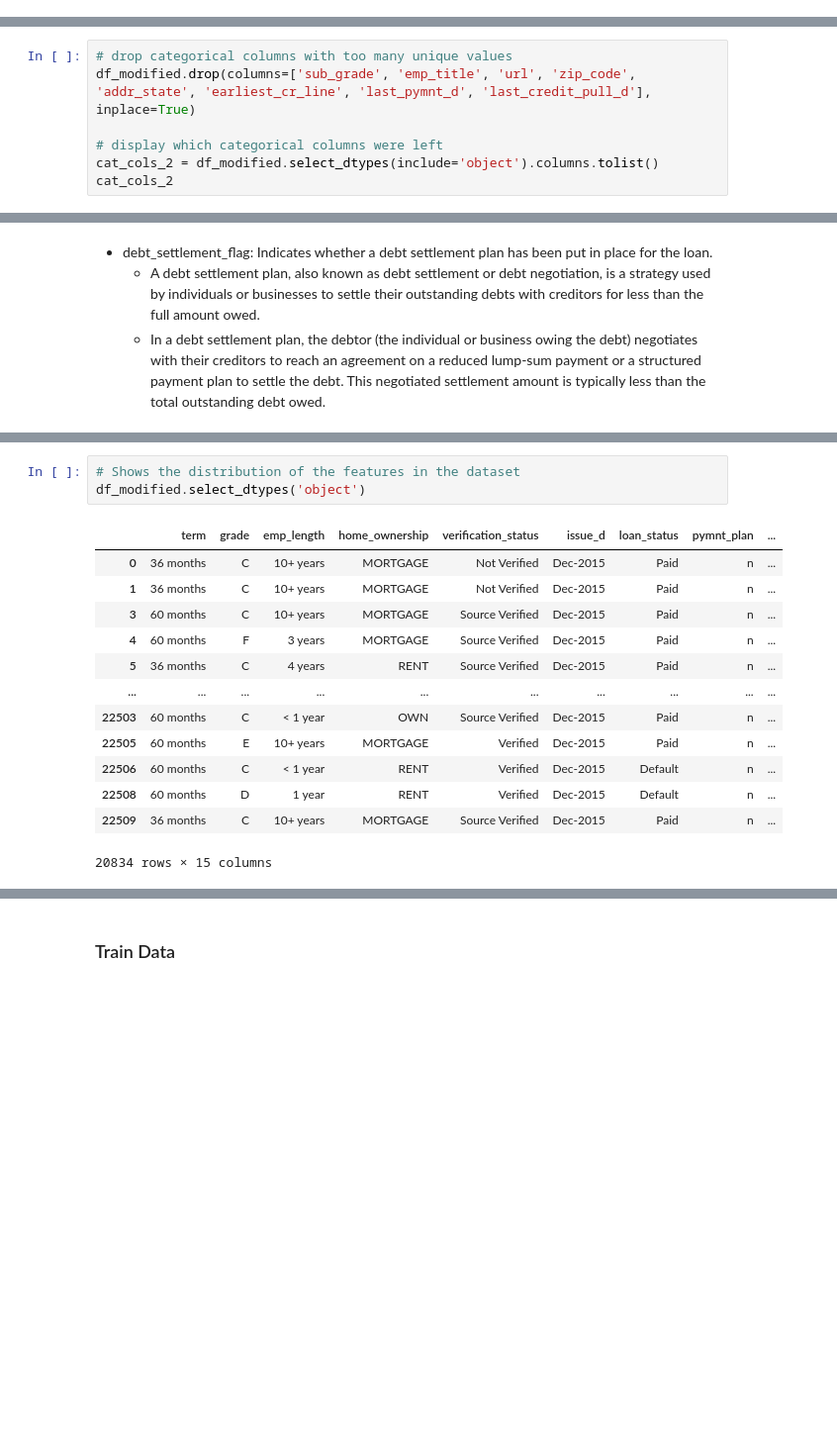
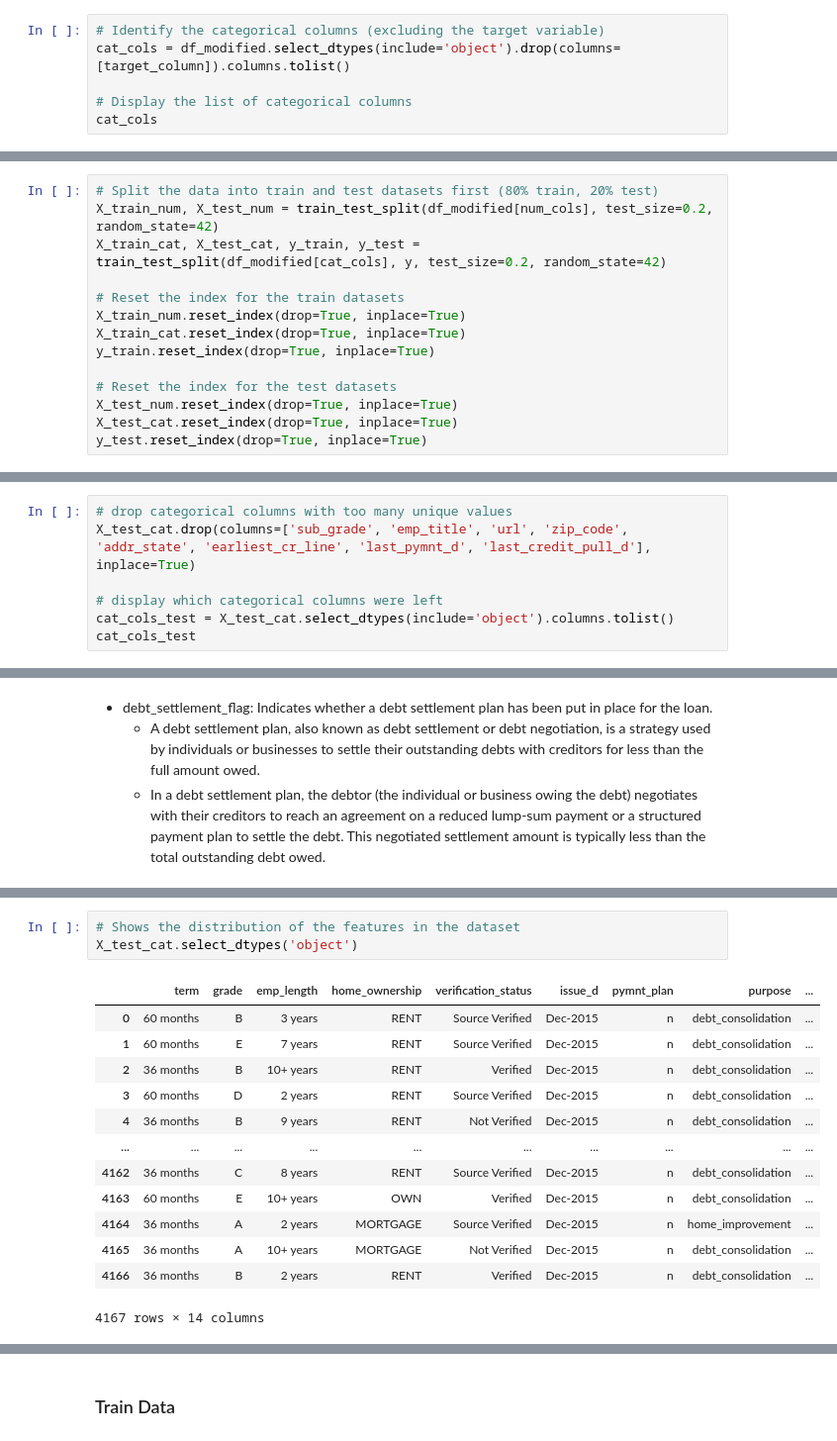
Before and after one commit to rachellliao/loan-default-prediction, a Jupyter notebook: EDA.ipynb, the cells around one changed output, grey strips where cells are left out. Shown at 99% size. Drawn from its saved outputs; the diff is of its cells as text; blank space fills up the shorter version.

```diff
--- a/EDA.ipynb
+++ b/EDA.ipynb
@@ -181,0 +216,6 @@ The histogram shows the distribution of loan amounts in the dataset:
+# %%
+# Identify the categorical columns (excluding the target variable)
+cat_cols = df_modified.select_dtypes(include='object').drop(columns=[target_column]).columns.tolist()
+
+# Display the list of categorical columns
+cat_cols
@@ -182,2 +240,16 @@ The histogram shows the distribution of loan amounts in the dataset:
+# %%
+# Split the data into train and test datasets first (80% train, 20% test)
+X_train_num, X_test_num = train_test_split(df_modified[num_cols], test_size=0.2, random_state=42)
+X_train_cat, X_test_cat, y_train, y_test = train_test_split(df_modified[cat_cols], y, test_size=0.2, random_state=42)
+
+# Reset the index for the train datasets
+X_train_num.reset_index(drop=True, inplace=True)
+X_train_cat.reset_index(drop=True, inplace=True)
+y_train.reset_index(drop=True, inplace=True)
+
+# Reset the index for the test datasets
+X_test_num.reset_index(drop=True, inplace=True)
+X_test_cat.reset_index(drop=True, inplace=True)
+y_test.reset_index(drop=True, inplace=True)
 # %% [markdown]
 ### Numerical Columns
@@ -333,10 +448,10 @@ dtype: int64
 # %%
 # drop categorical columns with too many unique values
-df_modified.drop(columns=['sub_grade', 'emp_title', 'url', 'zip_code', 'addr_state', 'earliest_cr_line', 'last_pymnt_d', 'last_credit_pull_d'], inplace=True)
+X_test_cat.drop(columns=['sub_grade', 'emp_title', 'url', 'zip_code', 'addr_state', 'earliest_cr_line', 'last_pymnt_d', 'last_credit_pull_d'], inplace=True)
 
 # display which categorical columns were left
-cat_cols_2 = df_modified.select_dtypes(include='object').columns.tolist()
-cat_cols_2
+cat_cols_test = X_test_cat.select_dtypes(include='object').columns.tolist()
+cat_cols_test
 # %% [output]
 ['term',
  'grade',
@@ -426,18 +539,18 @@ Y      597
 Name: debt_settlement_flag, dtype: int64
 # %%
 # Shows the distribution of the features in the dataset
-df_modified.select_dtypes('object')
+X_test_cat.select_dtypes('object')
 # %% [output]
-|  | term | grade | emp_length | home_ownership | verification_status | issue_d | loan_status | pymnt_plan | ... |
-| 0 | 36 months | C | 10+ years | MORTGAGE | Not Verified | Dec-2015 | Paid | n | ... |
-| 1 | 36 months | C | 10+ years | MORTGAGE | Not Verified | Dec-2015 | Paid | n | ... |
-| 3 | 60 months | C | 10+ years | MORTGAGE | Source Verified | Dec-2015 | Paid | n | ... |
-| 4 | 60 months | F | 3 years | MORTGAGE | Source Verified | Dec-2015 | Paid | n | ... |
-| 5 | 36 months | C | 4 years | RENT | Source Verified | Dec-2015 | Paid | n | ... |
+|  | term | grade | emp_length | home_ownership | verification_status | issue_d | pymnt_plan | purpose | ... |
+| 0 | 60 months | B | 3 years | RENT | Source Verified | Dec-2015 | n | debt_consolidation | ... |
+| 1 | 60 months | E | 7 years | RENT | Source Verified | Dec-2015 | n | debt_consolidation | ... |
+| 2 | 36 months | B | 10+ years | RENT | Verified | Dec-2015 | n | debt_consolidation | ... |
+| 3 | 60 months | D | 2 years | RENT | Source Verified | Dec-2015 | n | debt_consolidation | ... |
+| 4 | 36 months | B | 9 years | RENT | Not Verified | Dec-2015 | n | debt_consolidation | ... |
 | ... | ... | ... | ... | ... | ... | ... | ... | ... | ... |
-| 22503 | 60 months | C | < 1 year | OWN | Source Verified | Dec-2015 | Paid | n | ... |
-| 22505 | 60 months | E | 10+ years | MORTGAGE | Verified | Dec-2015 | Paid | n | ... |
-| 22506 | 60 months | C | < 1 year | RENT | Verified | Dec-2015 | Default | n | ... |
-| 22508 | 60 months | D | 1 year | RENT | Verified | Dec-2015 | Default | n | ... |
-| 22509 | 36 months | C | 10+ years | MORTGAGE | Source Verified | Dec-2015 | Paid | n | ... |
+| 4162 | 36 months | C | 8 years | RENT | Source Verified | Dec-2015 | n | debt_consolidation | ... |
+| 4163 | 60 months | E | 10+ years | OWN | Verified | Dec-2015 | n | debt_consolidation | ... |
+| 4164 | 36 months | A | 2 years | MORTGAGE | Source Verified | Dec-2015 | n | home_improvement | ... |
+| 4165 | 36 months | A | 10+ years | MORTGAGE | Not Verified | Dec-2015 | n | debt_consolidation | ... |
+| 4166 | 36 months | B | 2 years | RENT | Verified | Dec-2015 | n | debt_consolidation | ... |
-20834 rows × 15 columns
+4167 rows × 14 columns
```
Also changed, not shown: parts of 34 cells of this notebook.
